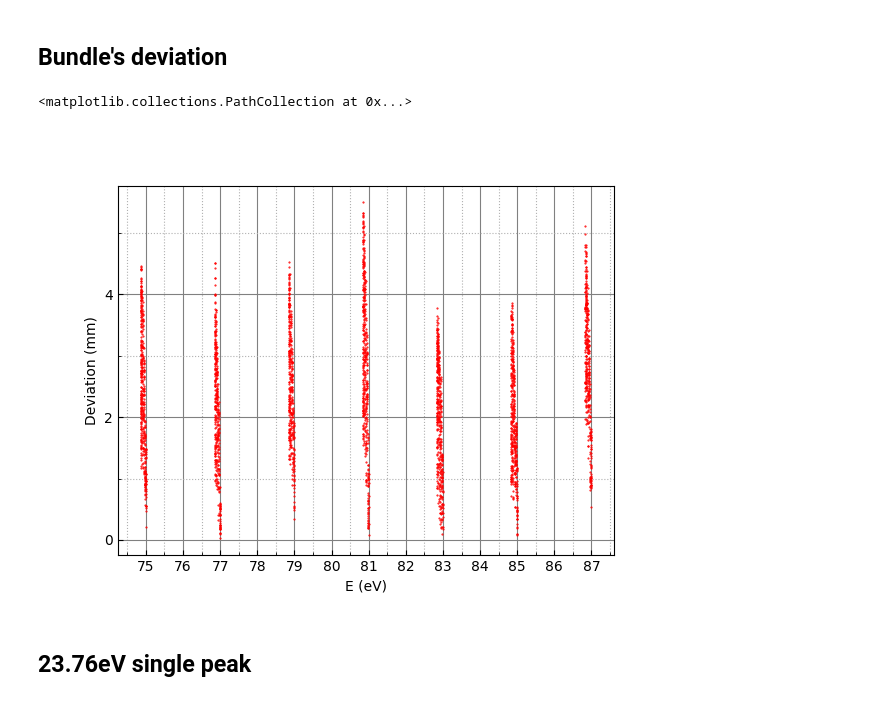
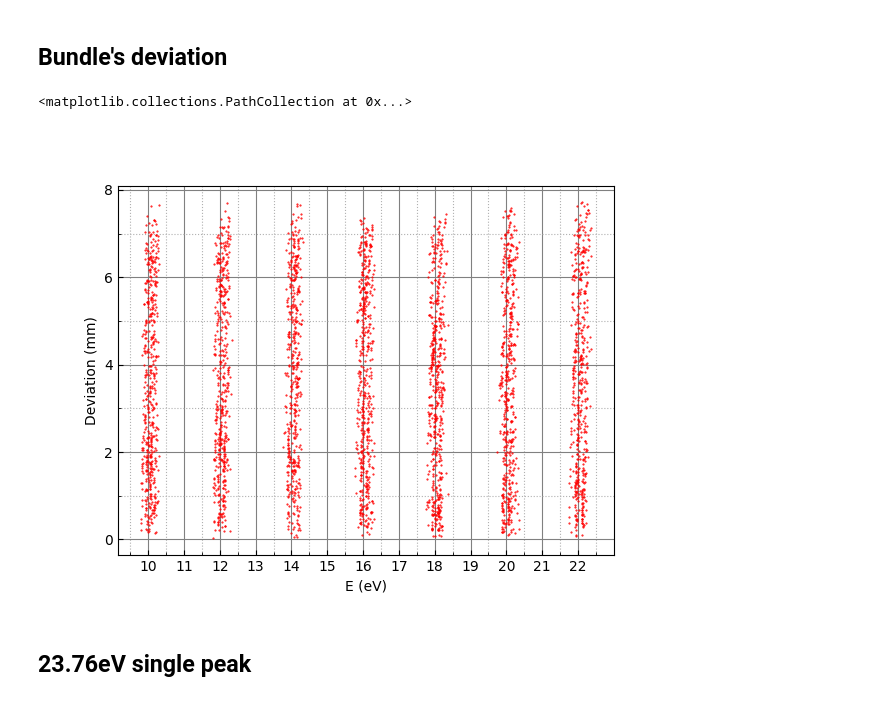
Before and after one commit to MohannadC/tof, a Jupyter notebook: smth.ipynb, the cells around one changed output. Cells and saved outputs as stored; diff of their text form; code cells hidden in the pictures.

Commit message:
New data 1000mm

```diff
--- a/smth.ipynb
+++ b/smth.ipynb
@@ -84,39 +151,39 @@ s = 417.720710193286 mm
 %matplotlib widget
 import numpy as np
 import matplotlib.pyplot as plt
 from funcs import *
 
 fig, ax = plt.subplots()
-x_start = 74
-x_end = 88
+x_start = 9
+x_end = 22
 x_interval = 1
 y_start = 0
 y_end = 10
 y_interval = 2
 decorate(ax, (x_start, x_end, x_interval), (y_start, y_end, y_interval),
           r"E (eV)", r"Deviation (mm)", set=False)
 
 x = np.arange(x_start, x_end, 1)
 energies = [14.40, 13.08, 11.27, 9.95, 8.16, 6.84]
 e, r = [], []
-with open("./data/dist_coords_ret_6k.txt", "r") as f_c:
-    with open("./data/dist_energies_ret_6k.txt", "r") as f_e:
+with open("./data/dist_coords_ret_339.txt", "r") as f_c:
+    with open("./data/dist_energies_ret_339.txt", "r") as f_e:
         while True:
             s_c = f_c.readline()
             s_e = f_e.readline()
             if s_c == "" or s_e == "":
                 break
             num_c = s_c.split()
             num_e = s_e.split()
-            if float(num_c[2]) == 516.0:
+            if round(float(num_c[2])) > 0: #== 1016 516
                 r.append(np.sqrt(float(num_c[1]) ** 2 + float(num_c[3]) ** 2))
                 e.append(float(num_e[1]))
 
 ax.scatter(e, r, s=0.25, c="red", zorder=3)
 # ax.vlines(energies, 0, 5, lw=1, color='b')
 # %% [output]
 <matplotlib.collections.PathCollection at 0x...>
-[figure, old version]
+[figure, new version]
 # %% [markdown]
 ## 23.76eV single peak <a class="anchor" id="section-8"></a>
 # %%
```
Also changed, not shown: parts of 5 cells of this notebook, 5 other files.
